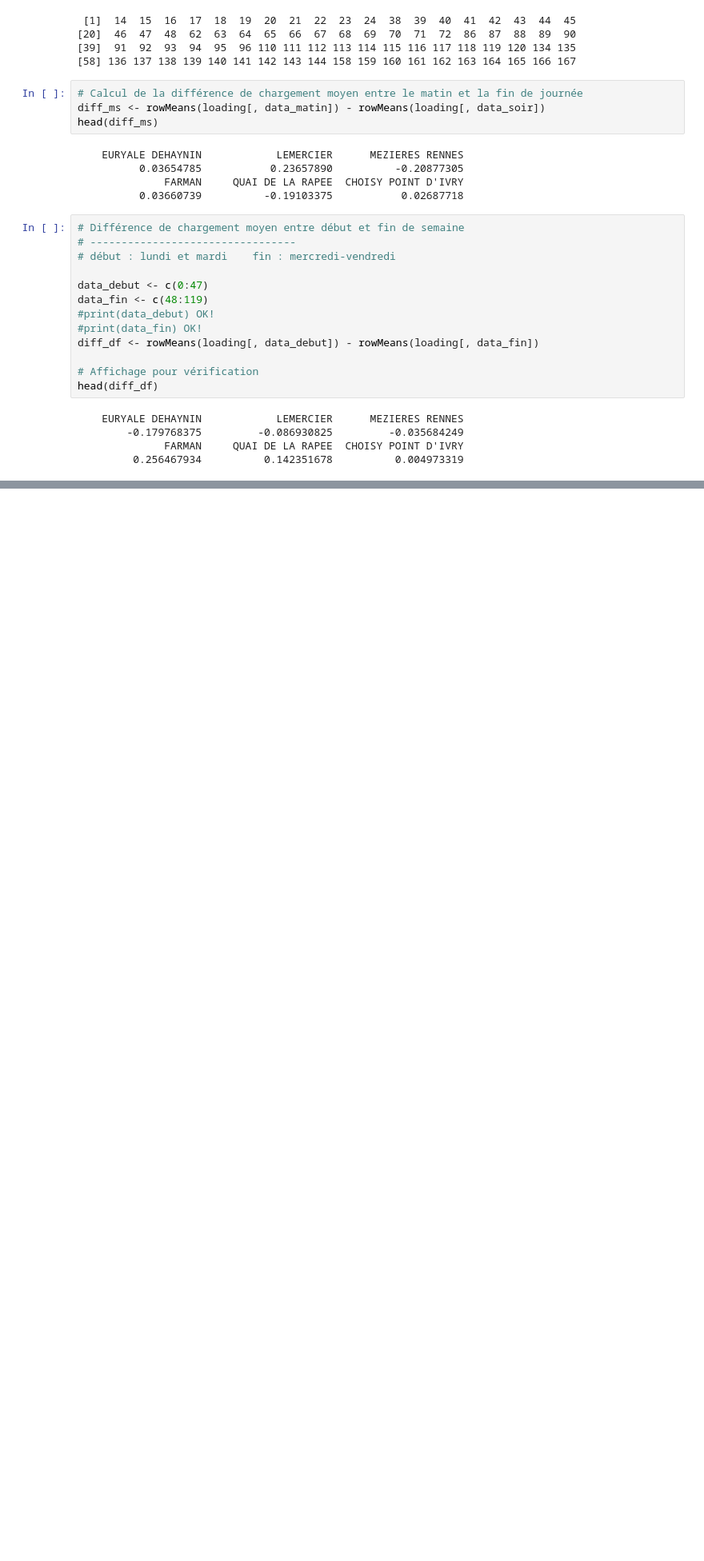
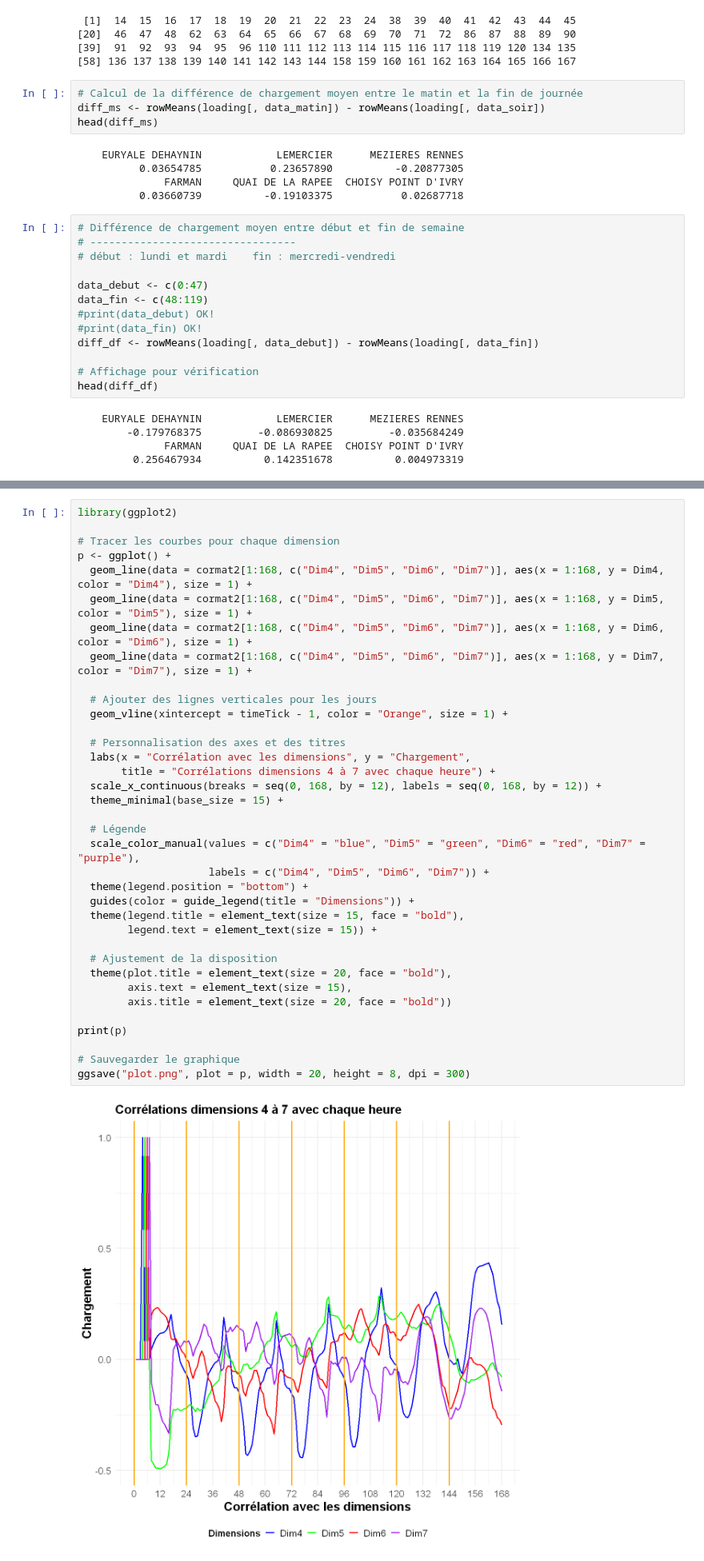
Before and after one commit to dpiot14/ProjetAD, a Jupyter notebook: TP_Velib_R_Project.ipynb, the cells around one changed output, grey strips where cells are left out. Shown at 80% size. Saved outputs shown, nothing was run; the diff lists cells and outputs as text; blank space fills up the shorter version.

```diff
--- a/TP_Velib_R_Project.ipynb
+++ b/TP_Velib_R_Project.ipynb
@@ -1064,0 +1336,38 @@ head(diff_df)
+# %%
+library(ggplot2)
+
+# Tracer les courbes pour chaque dimension
+p <- ggplot() +
+  geom_line(data = cormat2[1:168, c("Dim4", "Dim5", "Dim6", "Dim7")], aes(x = 1:168, y = Dim4, color = "Dim4"), size = 1) +
+  geom_line(data = cormat2[1:168, c("Dim4", "Dim5", "Dim6", "Dim7")], aes(x = 1:168, y = Dim5, color = "Dim5"), size = 1) +
+  geom_line(data = cormat2[1:168, c("Dim4", "Dim5", "Dim6", "Dim7")], aes(x = 1:168, y = Dim6, color = "Dim6"), size = 1) +
+  geom_line(data = cormat2[1:168, c("Dim4", "Dim5", "Dim6", "Dim7")], aes(x = 1:168, y = Dim7, color = "Dim7"), size = 1) +
+
+  # Ajouter des lignes verticales pour les jours
+  geom_vline(xintercept = timeTick - 1, color = "Orange", size = 1) +
+
+  # Personnalisation des axes et des titres
+  labs(x = "Corrélation avec les dimensions", y = "Chargement",
+       title = "Corrélations dimensions 4 à 7 avec chaque heure") +
+  scale_x_continuous(breaks = seq(0, 168, by = 12), labels = seq(0, 168, by = 12)) +
+  theme_minimal(base_size = 15) +
+
+  # Légende
+  scale_color_manual(values = c("Dim4" = "blue", "Dim5" = "green", "Dim6" = "red", "Dim7" = "purple"),
+                     labels = c("Dim4", "Dim5", "Dim6", "Dim7")) +
+  theme(legend.position = "bottom") +
+  guides(color = guide_legend(title = "Dimensions")) +
+  theme(legend.title = element_text(size = 15, face = "bold"),
+        legend.text = element_text(size = 15)) +
+
+  # Ajustement de la disposition
+  theme(plot.title = element_text(size = 20, face = "bold"),
+        axis.text = element_text(size = 15),
+        axis.title = element_text(size = 20, face = "bold"))
+
+print(p)
+
+# Sauvegarder le graphique
+ggsave("plot.png", plot = p, width = 20, height = 8, dpi = 300)
+# %% [output]
+[figure, added]
```
Also changed, not shown: parts of 52 cells of this notebook.
